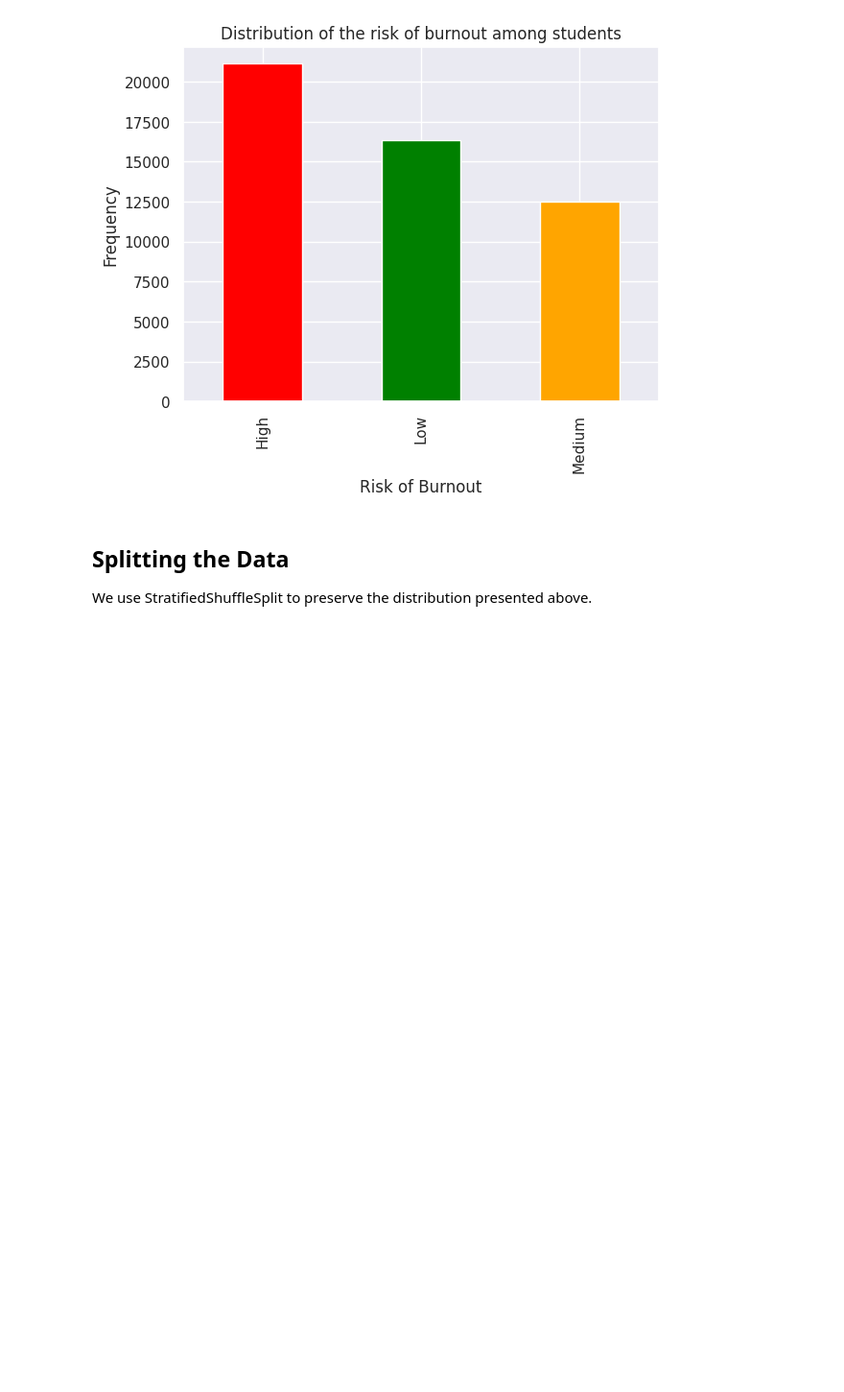
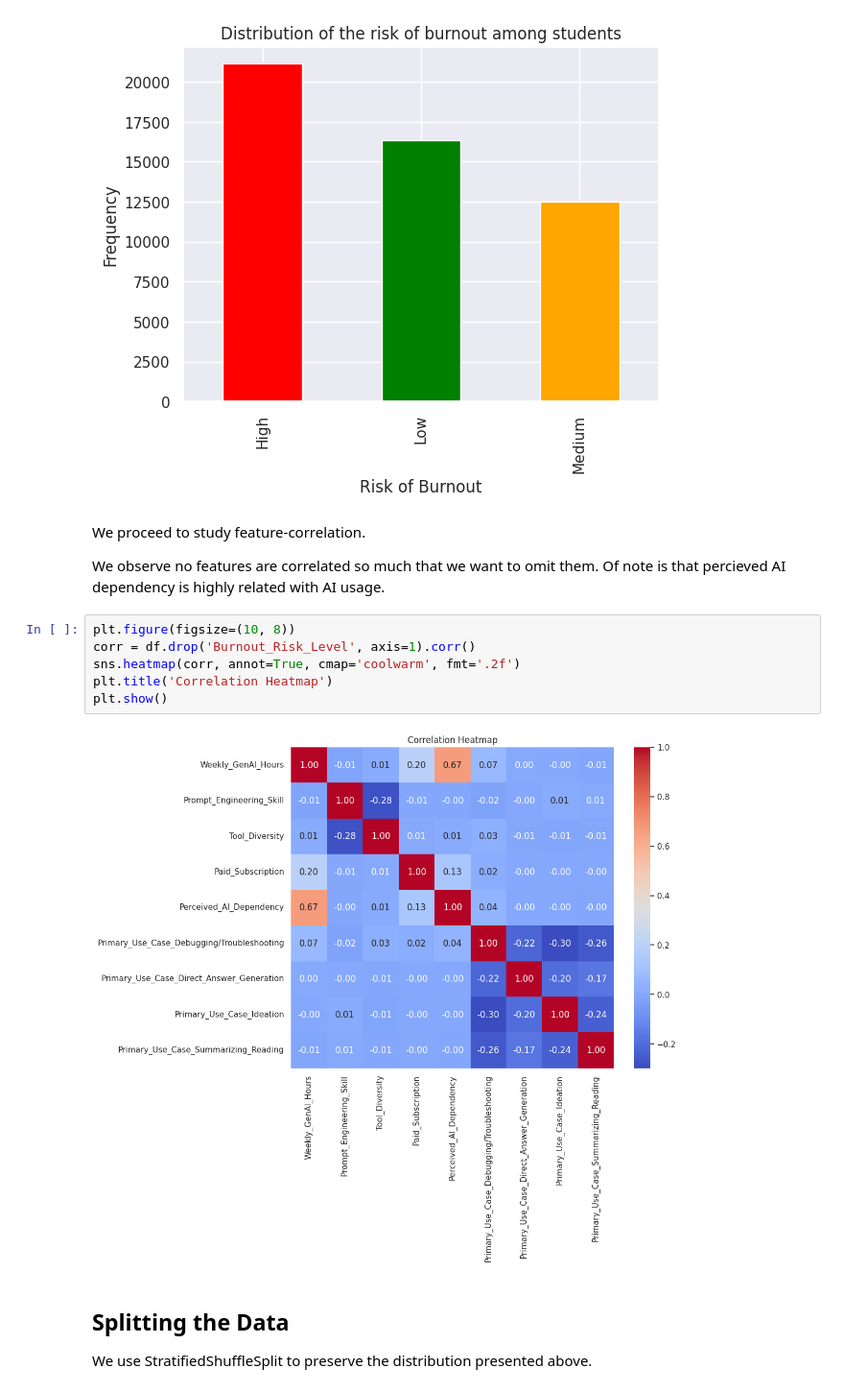
Before and after one commit to Flinthos/IBM-Machine-Learning-Classification-Final-Project, a Jupyter notebook: final_project_ai_students.ipynb, the cells around one changed output. Shown at 96% size. Saved outputs shown, nothing was run; the diff lists cells and outputs as text; blank space fills up the shorter version.

```diff
--- a/final_project_ai_students.ipynb
+++ b/final_project_ai_students.ipynb
@@ -198,6 +208,18 @@ plt.title('Distribution of the risk of burnout among students')
 plt.xticks([0, 1, 2], burnout_encoder.inverse_transform([0, 1, 2]));
 # %% [output]
 [figure]
+# %% [markdown]
+We proceed to study feature-correlation.
+
+We observe no features are correlated so much that we want to omit them. Of note is that percieved AI dependency is highly related with AI usage.
+# %%
+plt.figure(figsize=(10, 8))
+corr = df.drop('Burnout_Risk_Level', axis=1).corr()
+sns.heatmap(corr, annot=True, cmap='coolwarm', fmt='.2f')
+plt.title('Correlation Heatmap')
+plt.show()
+# %% [output]
+[figure, added]
 # %% [markdown]
 ## Splitting the Data
 We use StratifiedShuffleSplit to preserve the distribution presented above.
```
Also changed, not shown: parts of 40 cells of this notebook.
